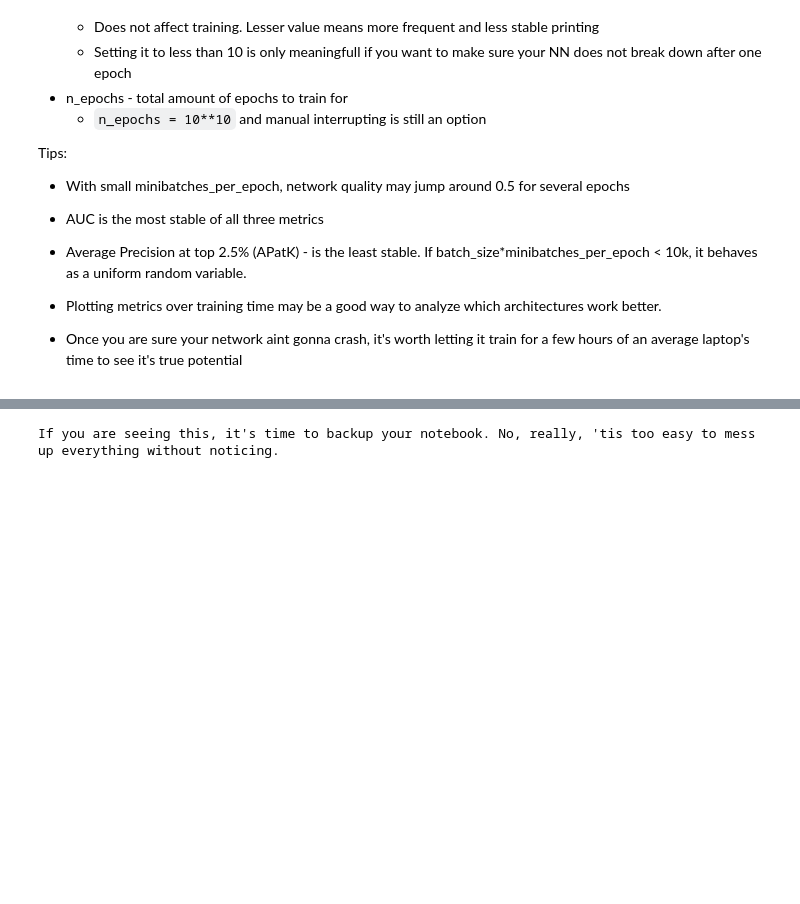
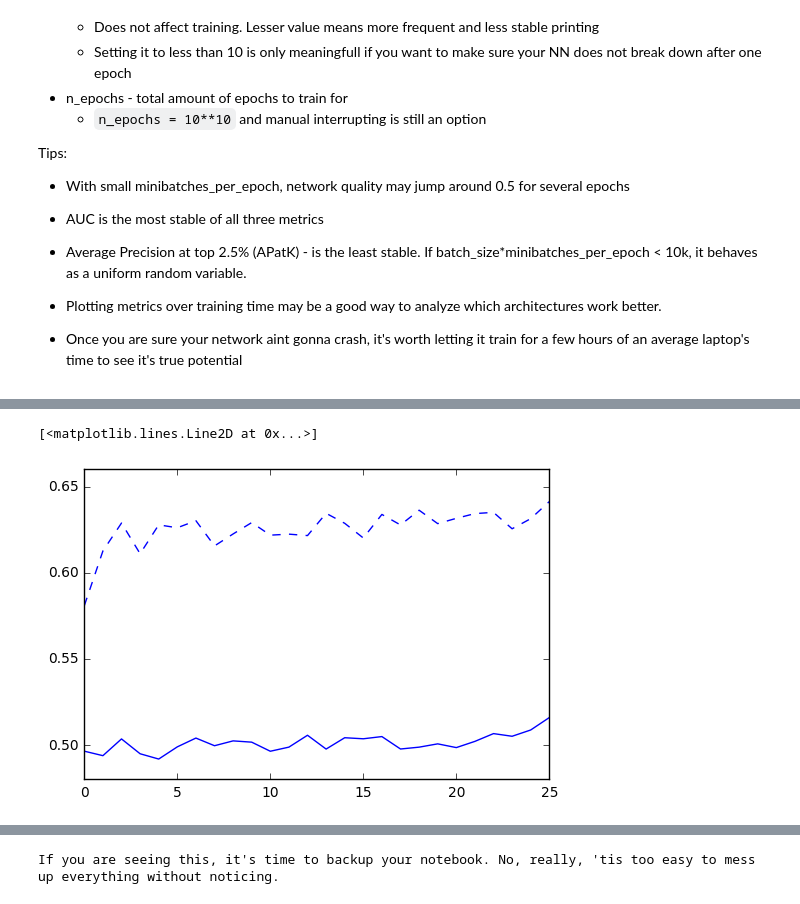
Before and after one commit to andrew-ya/MIPT_Data_Mining_In_Action_2016, a Jupyter notebook: trends/hw5/clf_rnn.ipynb, the cells around one changed output, grey strips where cells are left out. Saved outputs shown, nothing was run; the diff lists cells and outputs as text; code cells hidden in the pictures; blank space fills up the shorter version.

```diff
--- a/trends/hw5/clf_rnn.ipynb
+++ b/trends/hw5/clf_rnn.ipynb
@@ -544,0 +575,6 @@ KeyboardInterrupt:
+# %%
+plt.plot(x, train_auc, 'b--')
+plt.plot(x, val_auc, 'b')
+# %% [output]
+[<matplotlib.lines.Line2D at 0x...>]
+[figure, added]
```
Also changed, not shown: parts of 14 cells of this notebook.
